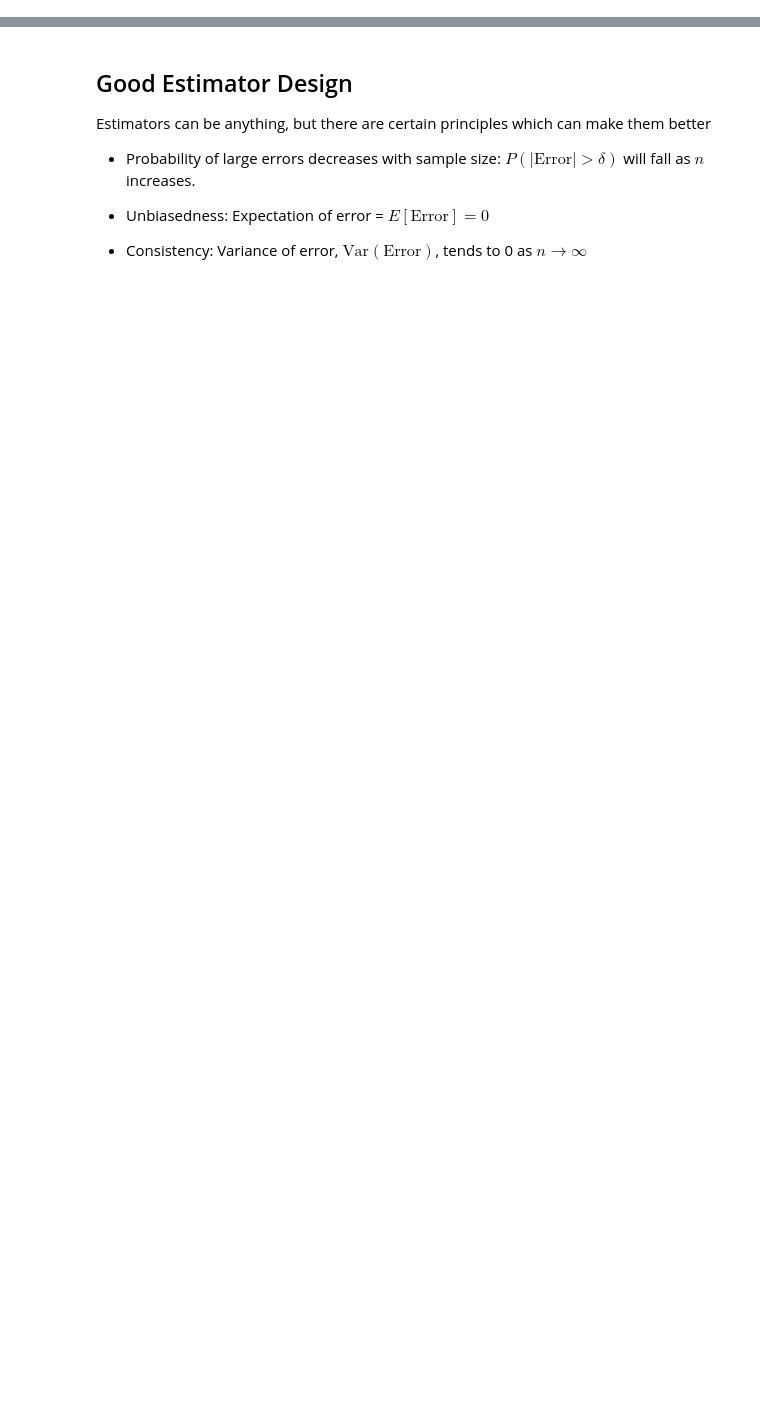
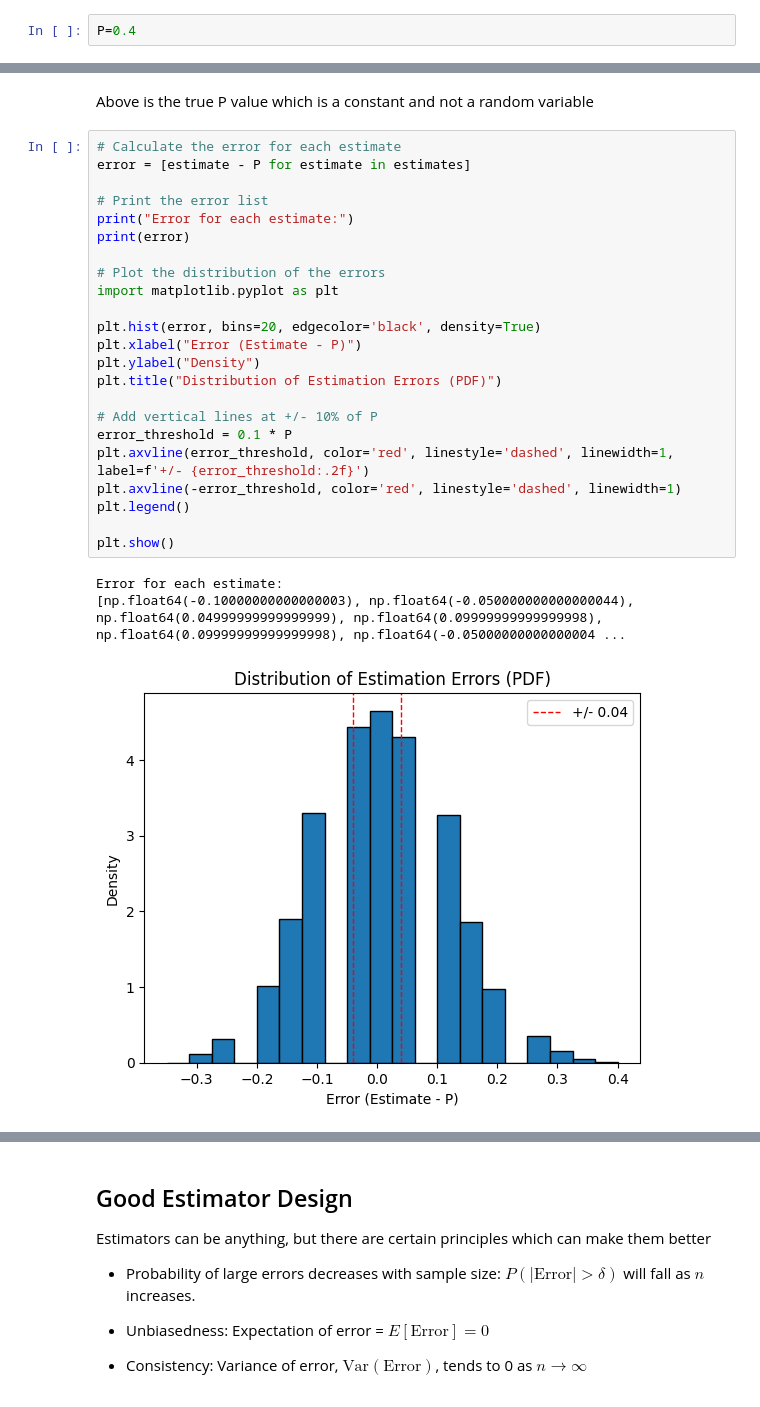
Before and after one commit to 23f1002944/EDA-Probability-Distributions, a Jupyter notebook: Parameter_Estimation.ipynb, the cells around one changed output, grey strips where cells are left out. Drawn from its saved outputs; the diff is of its cells as text; blank space fills up the shorter version.

```diff
--- a/Parameter_Estimation.ipynb
+++ b/Parameter_Estimation.ipynb
@@ -13,3 +3,5 @@ for P in range(0,100):
+# %%
+P=0.4
 # %%
 import numpy as np
 
@@ -120,0 +74,29 @@ plt.show()
+# %% [markdown]
+Above is the true P value which is a constant and not a random variable
+# %%
+# Calculate the error for each estimate
+error = [estimate - P for estimate in estimates]
+
+# Print the error list
+print("Error for each estimate:")
+print(error)
+
+# Plot the distribution of the errors
+import matplotlib.pyplot as plt
+
+plt.hist(error, bins=20, edgecolor='black', density=True)
+plt.xlabel("Error (Estimate - P)")
+plt.ylabel("Density")
+plt.title("Distribution of Estimation Errors (PDF)")
+
+# Add vertical lines at +/- 10% of P
+error_threshold = 0.1 * P
+plt.axvline(error_threshold, color='red', linestyle='dashed', linewidth=1, label=f'+/- {error_threshold:.2f}')
+plt.axvline(-error_threshold, color='red', linestyle='dashed', linewidth=1)
+plt.legend()
+
+plt.show()
+# %% [output]
+Error for each estimate:
+[np.float64(-0.10000000000000003), np.float64(-0.050000000000000044), np.float64(0.04999999999999999), np.float64(0.09999999999999998), np.float64(0.09999999999999998), np.float64(-0.05000000000000004 ...
+[figure, added]
```
Also changed, not shown: parts of 40 cells of this notebook.
